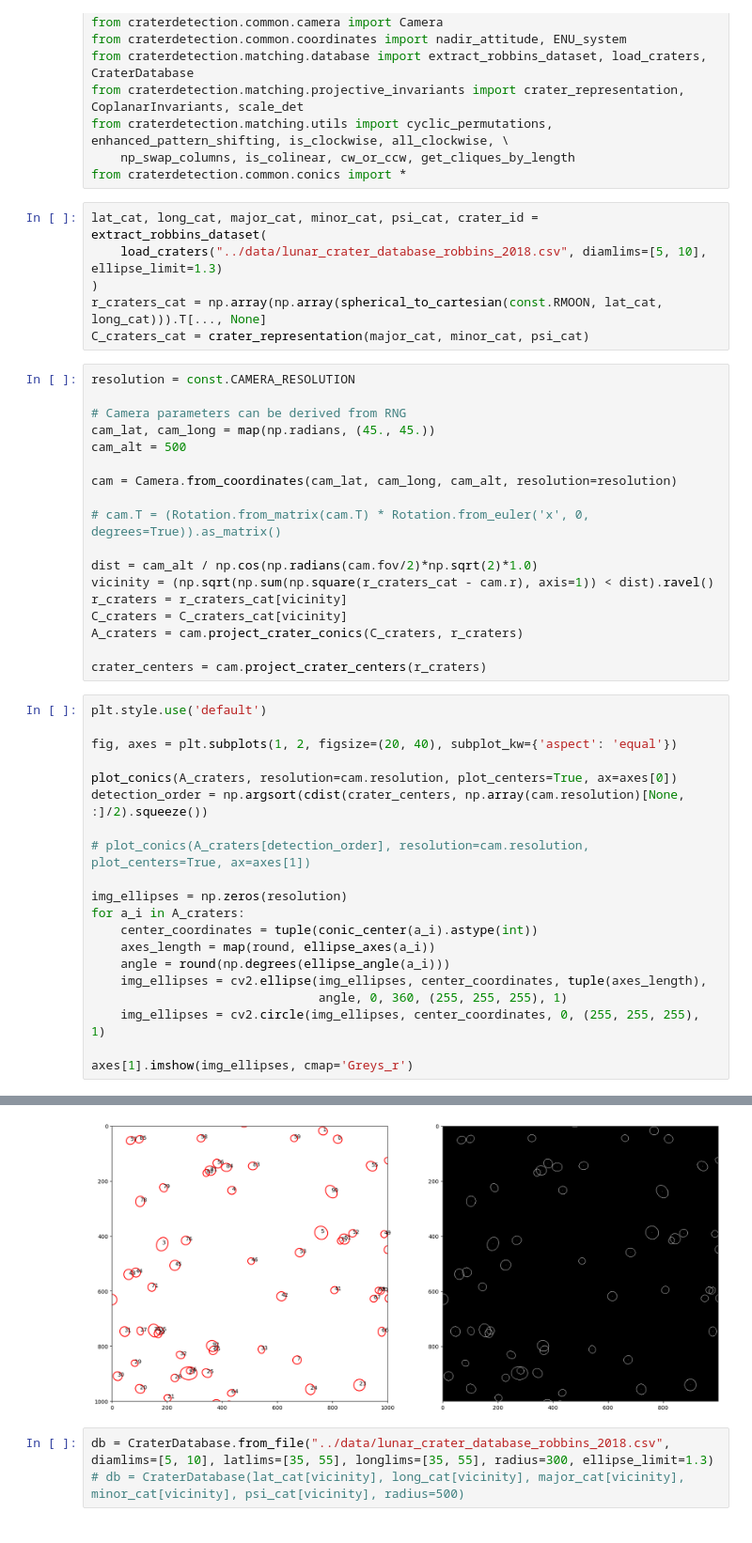
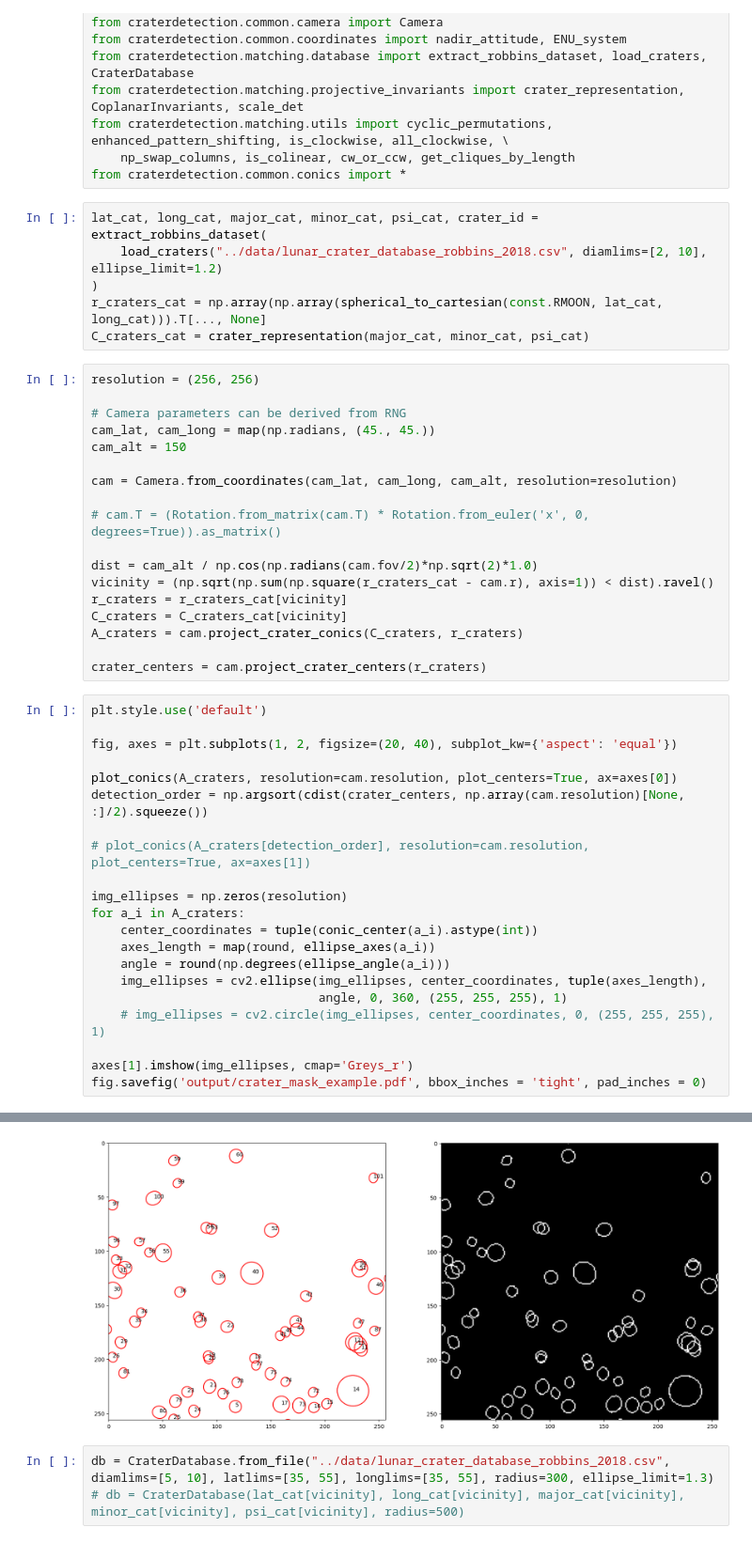
Before and after one commit to wdoppenberg/crater-detection, a Jupyter notebook: notebooks/crater_matching.ipynb, the cells around one changed output, grey strips where cells are left out. Shown at 94% size. Cells and saved outputs as stored; diff of their text form.

```diff
--- a/notebooks/crater_matching.ipynb
+++ b/notebooks/crater_matching.ipynb
@@ -21,16 +21,16 @@ from craterdetection.matching.utils import cyclic_permutations, enhanced_pattern
 from craterdetection.common.conics import *
 # %%
 lat_cat, long_cat, major_cat, minor_cat, psi_cat, crater_id = extract_robbins_dataset(
-    load_craters("../data/lunar_crater_database_robbins_2018.csv", diamlims=[5, 10], ellipse_limit=1.3)
+    load_craters("../data/lunar_crater_database_robbins_2018.csv", diamlims=[2, 10], ellipse_limit=1.2)
 )
 r_craters_cat = np.array(np.array(spherical_to_cartesian(const.RMOON, lat_cat, long_cat))).T[..., None]
 C_craters_cat = crater_representation(major_cat, minor_cat, psi_cat)
 # %%
-resolution = const.CAMERA_RESOLUTION
+resolution = (256, 256)
 
 # Camera parameters can be derived from RNG
 cam_lat, cam_long = map(np.radians, (45., 45.))
-cam_alt = 500
+cam_alt = 150
 
 cam = Camera.from_coordinates(cam_lat, cam_long, cam_alt, resolution=resolution)
 
@@ -60,7 +60,8 @@ for a_i in A_craters:
     angle = round(np.degrees(ellipse_angle(a_i)))
     img_ellipses = cv2.ellipse(img_ellipses, center_coordinates, tuple(axes_length),
                                angle, 0, 360, (255, 255, 255), 1)
-    img_ellipses = cv2.circle(img_ellipses, center_coordinates, 0, (255, 255, 255), 1)
+    # img_ellipses = cv2.circle(img_ellipses, center_coordinates, 0, (255, 255, 255), 1)
 
 axes[1].imshow(img_ellipses, cmap='Greys_r')
+fig.savefig('output/crater_mask_example.pdf', bbox_inches = 'tight', pad_inches = 0)
 # %% [output]
@@ -68,4 +68,4 @@ axes[1].imshow(img_ellipses, cmap='Greys_r')
-[figure, old version]
+[figure, new version]
 # %%
 db = CraterDatabase.from_file("../data/lunar_crater_database_robbins_2018.csv", diamlims=[5, 10], latlims=[35, 55], longlims=[35, 55], radius=300, ellipse_limit=1.3)
 # db = CraterDatabase(lat_cat[vicinity], long_cat[vicinity], major_cat[vicinity], minor_cat[vicinity], psi_cat[vicinity], radius=500)
```
Also changed, not shown: parts of 7 cells of this notebook, 3 other files.
